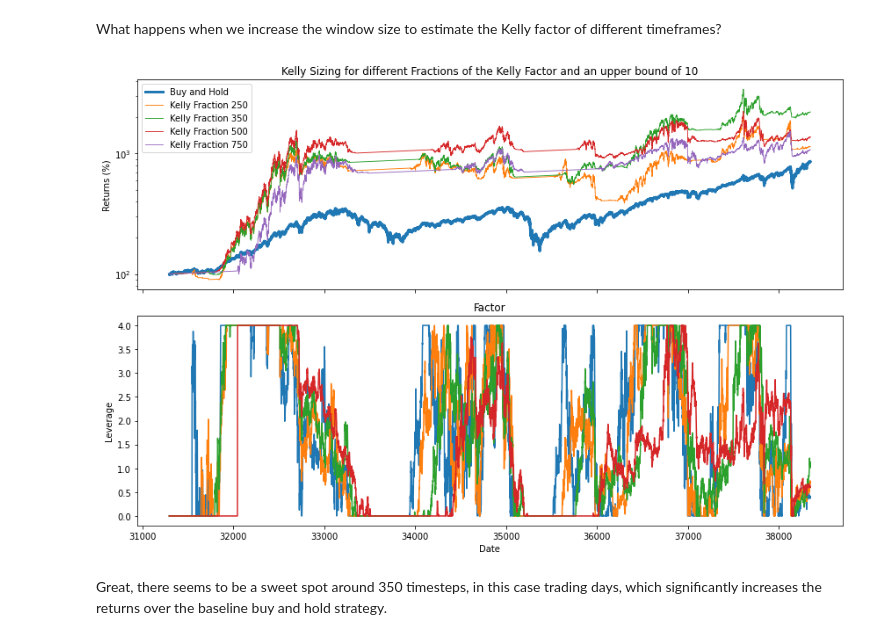
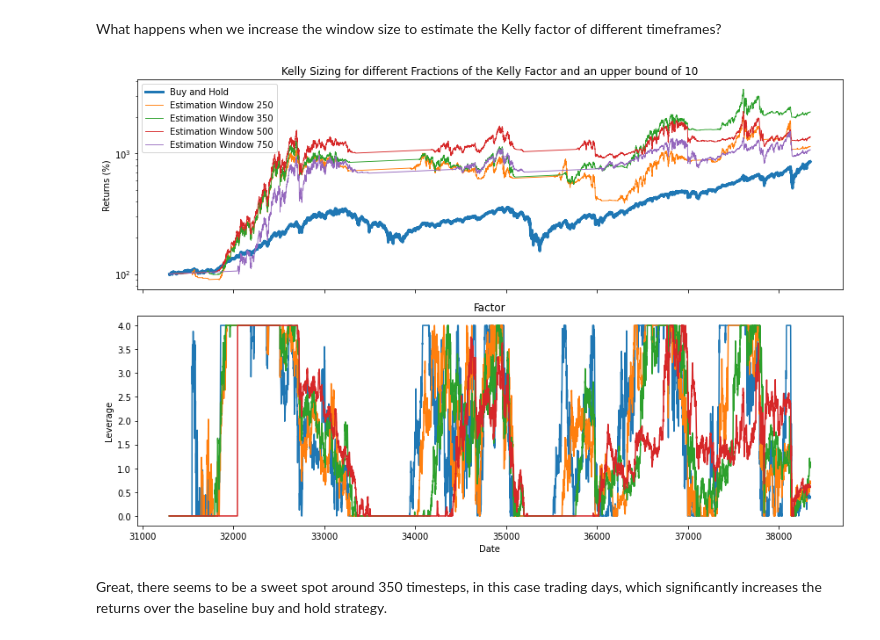
Before and after one commit to patrickfrank1/trading-sp500, a Jupyter notebook: 03_analysis_kelly_strategy.ipynb, the cells around one changed output. Cells and saved outputs as stored; diff of their text form; code cells hidden in the pictures.

Commit message:
Fix plot labels

```diff
--- a/03_analysis_kelly_strategy.ipynb
+++ b/03_analysis_kelly_strategy.ipynb
@@ -123,19 +123,19 @@ What happens when we increase the window size to estimate the Kelly factor of di
 # %%
 estimation_window = [250, 350, 500, 750]
 estimation_window_results = pd.DataFrame()
 
 for i, factor in enumerate(estimation_window):
     df = simulate_kelly_strategy(simulation_data.get_data(), rebalancing_interval=1, annual_risk_free_rate=0.02,\
      window=factor, min_kelly=0, max_kelly=10, kelly_fraction=0.4)
     estimation_window_results[f"kelly_factor_{i}"] = df["kelly_fraction"]
     estimation_window_results[f"strategy_cum_returns_{i}"] = df["strategy_cum_returns"]
     if i == 0:
         estimation_window_results["cum_returns"] = df["cum_returns"]
 
-plot_strategy(estimation_window_results, estimation_window, label_return='Kelly Fraction', \
+plot_strategy(estimation_window_results, estimation_window, label_return='Estimation Window', \
     title_return='Kelly Sizing for different Fractions of the Kelly Factor and an upper bound of 10', logplot=True)
 # %% [output]
-[figure, old version]
+[figure, new version]
 # %% [markdown]
 Great, there seems to be a sweet spot around 350 timesteps, in this case trading days, which significantly increases the returns over the baseline buy and hold strategy.
 # %% [markdown]
```
Also changed, not shown: parts of 2 cells of this notebook.
